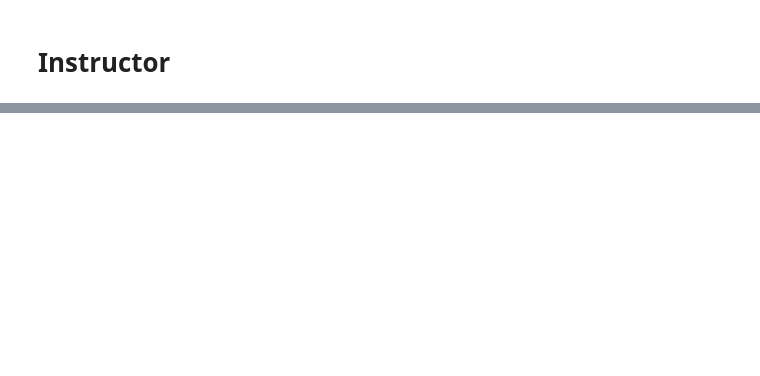
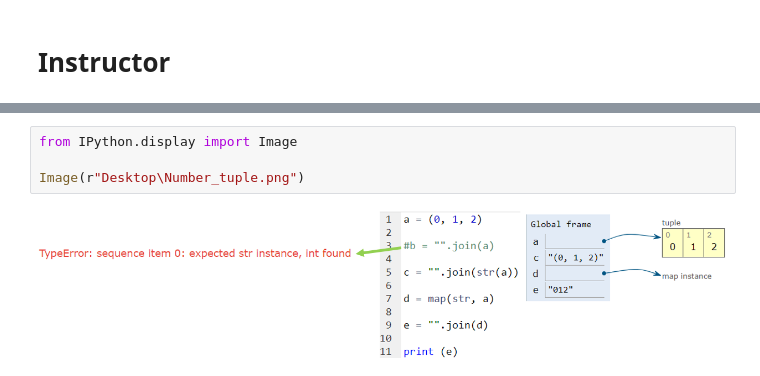
Before and after one commit to a1928375/Compile-formula-with-Fast-solver, a Jupyter notebook: Fast solver-尚未.ipynb, the cells around one changed output, grey strips where cells are left out. Cells and saved outputs as stored; diff of their text form; blank space fills up the shorter version.

```diff
--- a/Fast solver-尚未.ipynb
+++ b/Fast solver-尚未.ipynb
@@ -76 +143,7 @@ None
 1 / 1 == 1
+# %%
+from IPython.display import Image
+
+Image(r"Desktop\Number_tuple.png")
+# %% [output]
+[figure, added]
```
Also changed, not shown: parts of 3 cells of this notebook.
